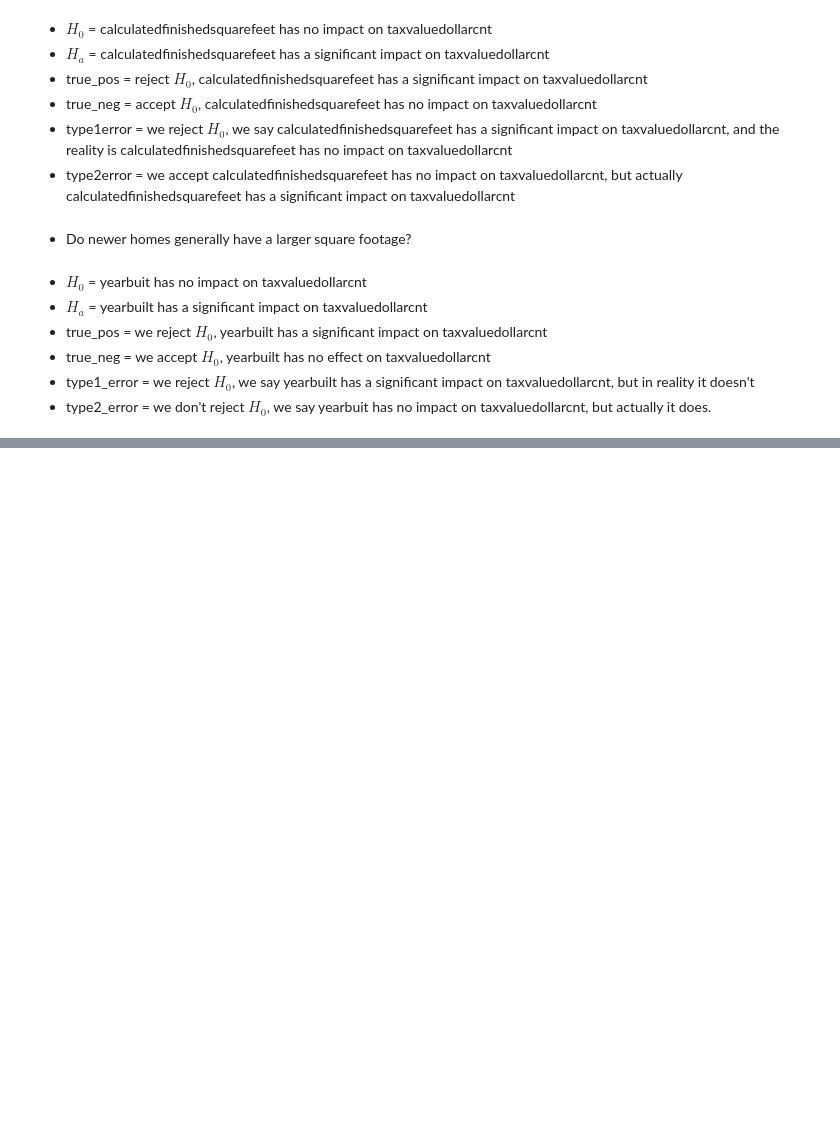
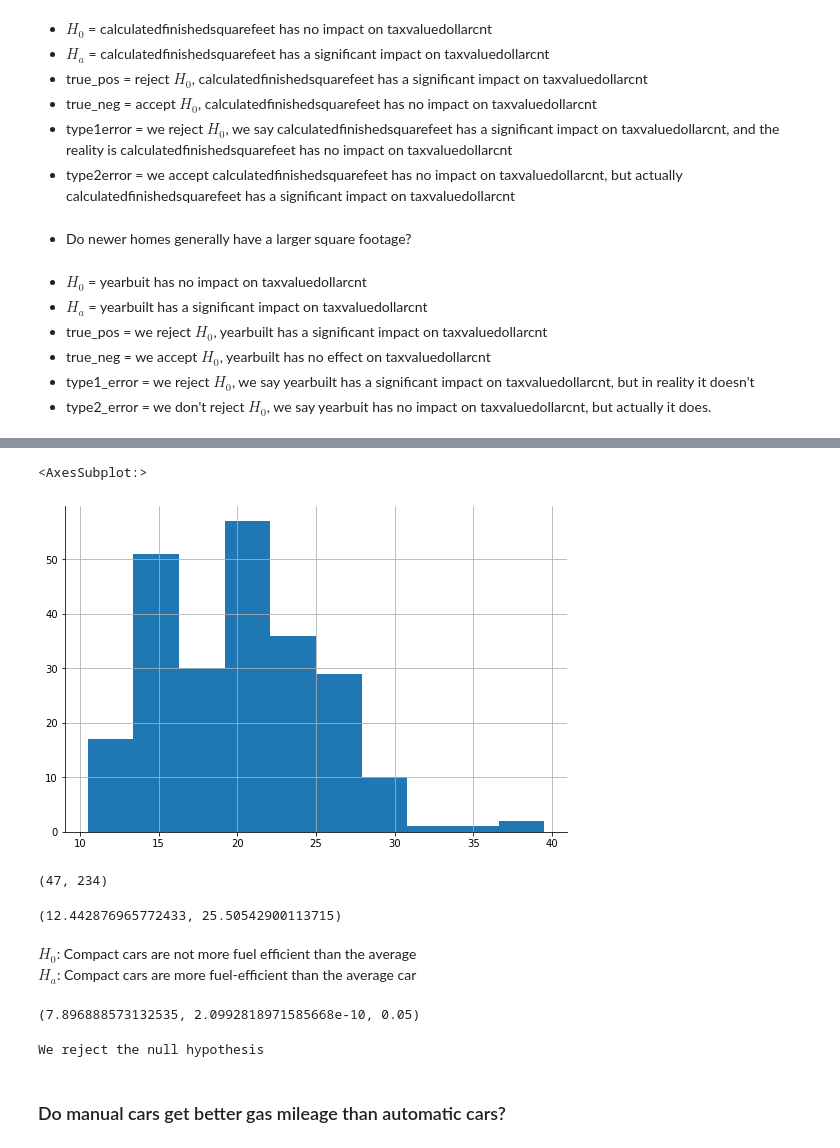
Before and after one commit to DesireeMcElroy/statistics-exercises, a Jupyter notebook: hypothesis_testing.ipynb, the cells around one changed output, grey strips where cells are left out. Drawn from its saved outputs; the diff is of its cells as text; code cells hidden in the pictures; blank space fills up the shorter version.

```diff
--- a/hypothesis_testing.ipynb
+++ b/hypothesis_testing.ipynb
@@ -51,0 +181,35 @@ Using the Zillow database:
+# %%
+all_cars.hist()
+# %% [output]
+<AxesSubplot:>
+[figure, added]
+# %%
+compact.count(), all_cars.count()
+# %% [output]
+(47, 234)
+# %%
+compact.var(), all_cars.var()
+# %% [output]
+(12.442876965772433, 25.50542900113715)
+# %% [markdown]
+$H_{0}$: Compact cars are not more fuel efficient than the average\
+$H_{a}$: Compact cars are more fuel-efficient than the average car
+# %%
+# one sample ttest, 1-tail test
+alpha = 0.05
+compact = mpg[mpg['class'] == 'compact'].average_mileage
+overall_mean = mpg.average_mileage.mean()
+
+t, p = stats.ttest_1samp(compact, overall_mean)
+t, p/2, alpha
+# %% [output]
+(7.896888573132535, 2.0992818971585668e-10, 0.05)
+# %%
+if (p/2 < alpha) & (t > 0):
+    print("We reject the null hypothesis")
+else:
+    print("We fail to reject the null hypothesis")
+# %% [output]
+We reject the null hypothesis
+# %% [markdown]
+### Do manual cars get better gas mileage than automatic cars?
```
Also changed, not shown: parts of 32 cells of this notebook, 1 other file.
